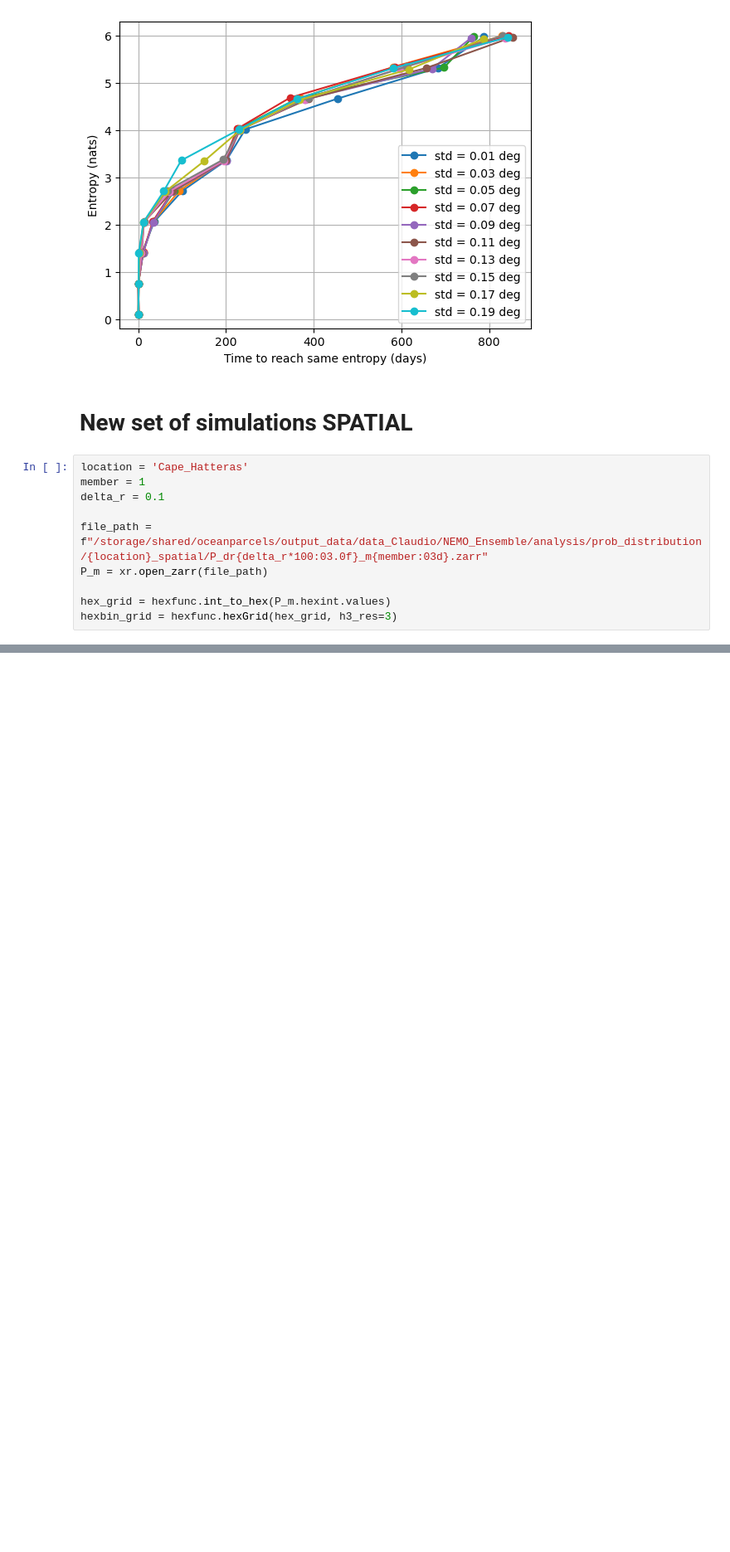
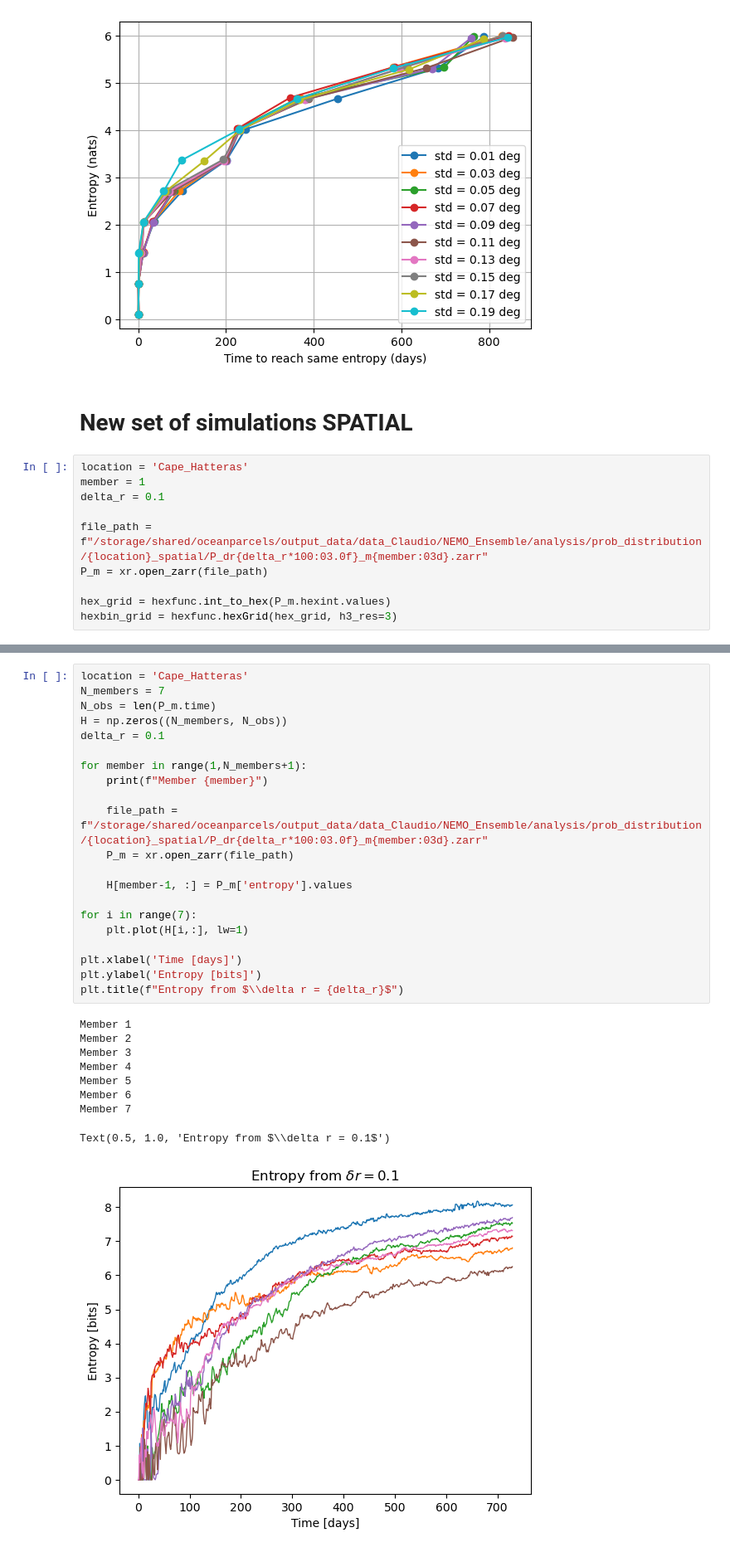
Before and after one commit to OceanParcels/NEMO_Ensemble_Lagrangian_Analysis, a Jupyter notebook: notebooks/11.Study_10_members.ipynb, the cells around one changed output, grey strips where cells are left out. Shown at 83% size. Drawn from its saved outputs; the diff is of its cells as text; blank space fills up the shorter version.

```diff
--- a/notebooks/11.Study_10_members.ipynb
+++ b/notebooks/11.Study_10_members.ipynb
@@ -296,0 +315,31 @@ Attributes: (0)
+# %%
+location = 'Cape_Hatteras'
+N_members = 7
+N_obs = len(P_m.time)
+H = np.zeros((N_members, N_obs))
+delta_r = 0.1
+
+for member in range(1,N_members+1):
+    print(f"Member {member}")
+
+    file_path = f"/storage/shared/oceanparcels/output_data/data_Claudio/NEMO_Ensemble/analysis/prob_distribution/{location}_spatial/P_dr{delta_r*100:03.0f}_m{member:03d}.zarr"
+    P_m = xr.open_zarr(file_path)
+
+    H[member-1, :] = P_m['entropy'].values
+
+for i in range(7):
+    plt.plot(H[i,:], lw=1)
+
+plt.xlabel('Time [days]')
+plt.ylabel('Entropy [bits]')
+plt.title(f"Entropy from $\\delta r = {delta_r}$")
+# %% [output]
+Member 1
+Member 2
+Member 3
+Member 4
+Member 5
+Member 6
+Member 7
+Text(0.5, 1.0, 'Entropy from $\\delta r = 0.1$')
+[figure, added]
```
Also changed, not shown: parts of 3 cells of this notebook, 4 other files.
